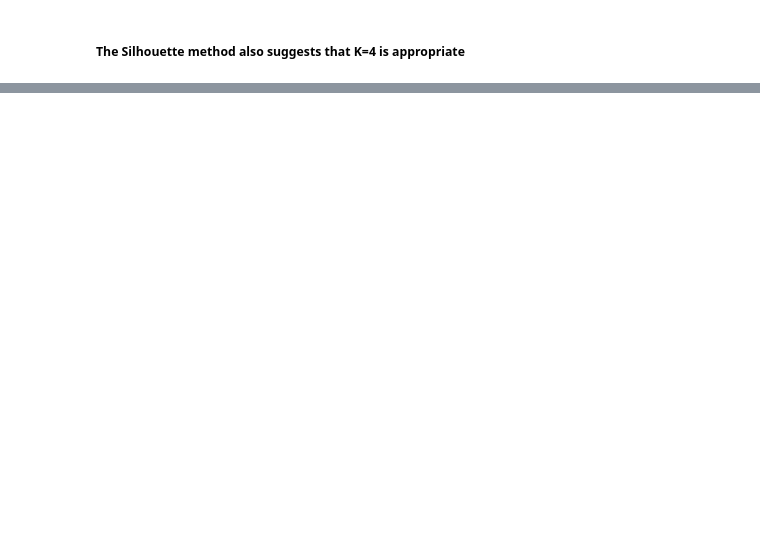
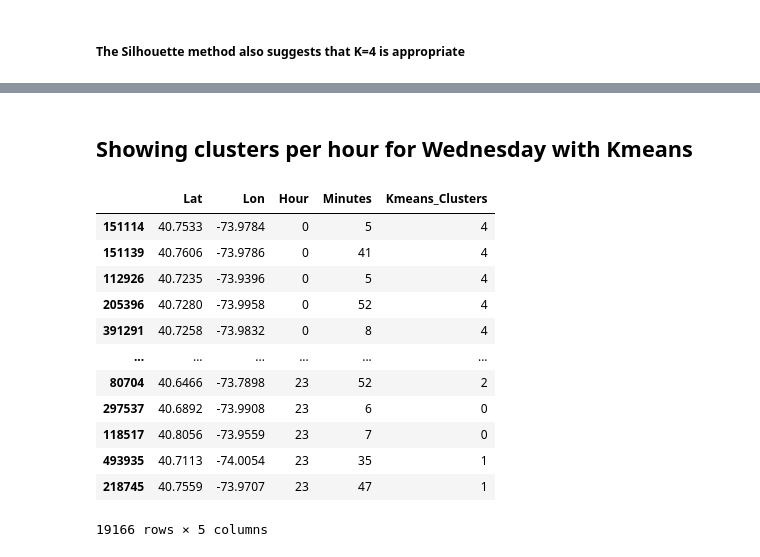
Before and after one commit to Data5ci3nc3/Uber_pick_ups, a Jupyter notebook: Uber_pickups_completed.ipynb, the cells around one changed output, grey strips where cells are left out. Cells and saved outputs as stored; diff of their text form; code cells hidden in the pictures; blank space fills up the shorter version.

```diff
--- a/Uber_pickups_completed.ipynb
+++ b/Uber_pickups_completed.ipynb
@@ -1821,0 +2240,12 @@ Point 5 belongs to cluster: 3
+# %%
+from sklearn.cluster import KMeans
+# Creating a loop that will collect the Within-sum-of-square (wcss) for each value of K
+# Use .inertia_ parameter to get the within sum of square value for each value of K
+wcss =  []
+k = []
+for i in range (1,11):
+    kmeans = KMeans(n_clusters= i, random_state = 0)
+    kmeans.fit(X)
+    wcss.append(kmeans.inertia_)
+    k.append(i)
+    print("WCSS for K={} --> {}".format(i, wcss[-1]))
@@ -1821,0 +2295,15 @@ Point 5 belongs to cluster: 3
+# %%
+# Import silhouette score
+from sklearn.metrics import silhouette_score
+
+# Computer mean silhouette score
+sil = []
+k = []
+
+## Careful, you need to start at i=2 as silhouette score cannot accept less than 2 labels
+for i in range (2,11):
+    kmeans = KMeans(n_clusters= i, init = "k-means++", random_state = 0)
+    kmeans.fit(X)
+    sil.append(silhouette_score(X, kmeans.predict(X)))
+    k.append(i)
+    print("Silhouette score for K={} is {}".format(i, sil[-1]))
@@ -1821,0 +2347,10 @@ Point 5 belongs to cluster: 3
+# %%
+# Import K-Means
+from sklearn.cluster import KMeans
+
+# Instanciate KMeans with k=5 and initialisation with k-means++
+# You should always use k-means++ as it alleviate the problem of local minimum convergence
+kmeans = KMeans(n_clusters=5, init = "k-means++", random_state=0)
+
+# Fit kmeans to our dataset
+kmeans.fit(X)
@@ -1821,0 +2368,2 @@ Point 5 belongs to cluster: 3
+# %%
+wednesday.loc[:,"Kmeans_Clusters"] = kmeans.predict(X)
@@ -1821,0 +3113,19 @@ Point 5 belongs to cluster: 3
+# %% [markdown]
+## Showing clusters per hour for Wednesday with Kmeans
+# %%
+wednesday_sort = wednesday.sort_values(by=["Hour"])
+wednesday_sort
+# %% [output]
+|  | Lat | Lon | Hour | Minutes | Kmeans_Clusters |
+| 151114 | 40.7533 | -73.9784 | 0 | 5 | 4 |
+| 151139 | 40.7606 | -73.9786 | 0 | 41 | 4 |
+| 112926 | 40.7235 | -73.9396 | 0 | 5 | 4 |
+| 205396 | 40.7280 | -73.9958 | 0 | 52 | 4 |
+| 391291 | 40.7258 | -73.9832 | 0 | 8 | 4 |
+| ... | ... | ... | ... | ... | ... |
+| 80704 | 40.6466 | -73.7898 | 23 | 52 | 2 |
+| 297537 | 40.6892 | -73.9908 | 23 | 6 | 0 |
+| 118517 | 40.8056 | -73.9559 | 23 | 7 | 0 |
+| 493935 | 40.7113 | -74.0054 | 23 | 35 | 1 |
+| 218745 | 40.7559 | -73.9707 | 23 | 47 | 1 |
+19166 rows × 5 columns
```
Also changed, not shown: parts of 221 cells of this notebook.
